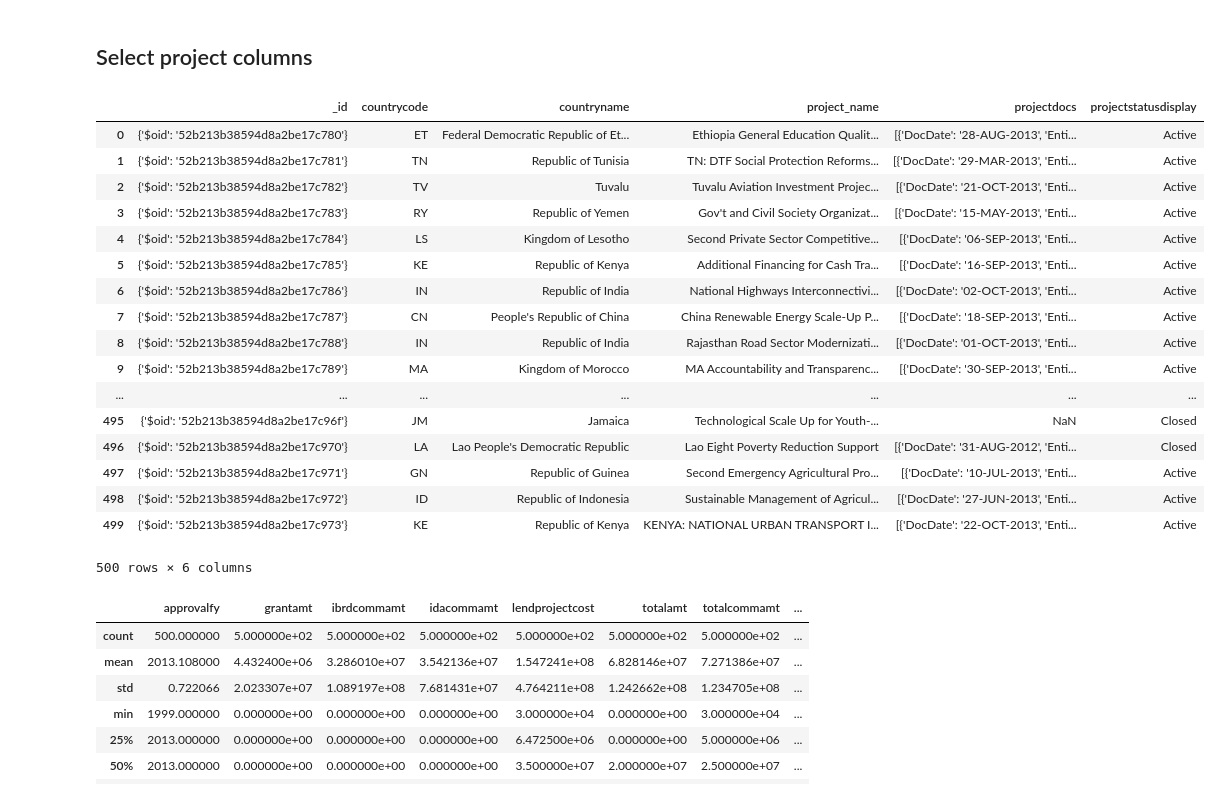
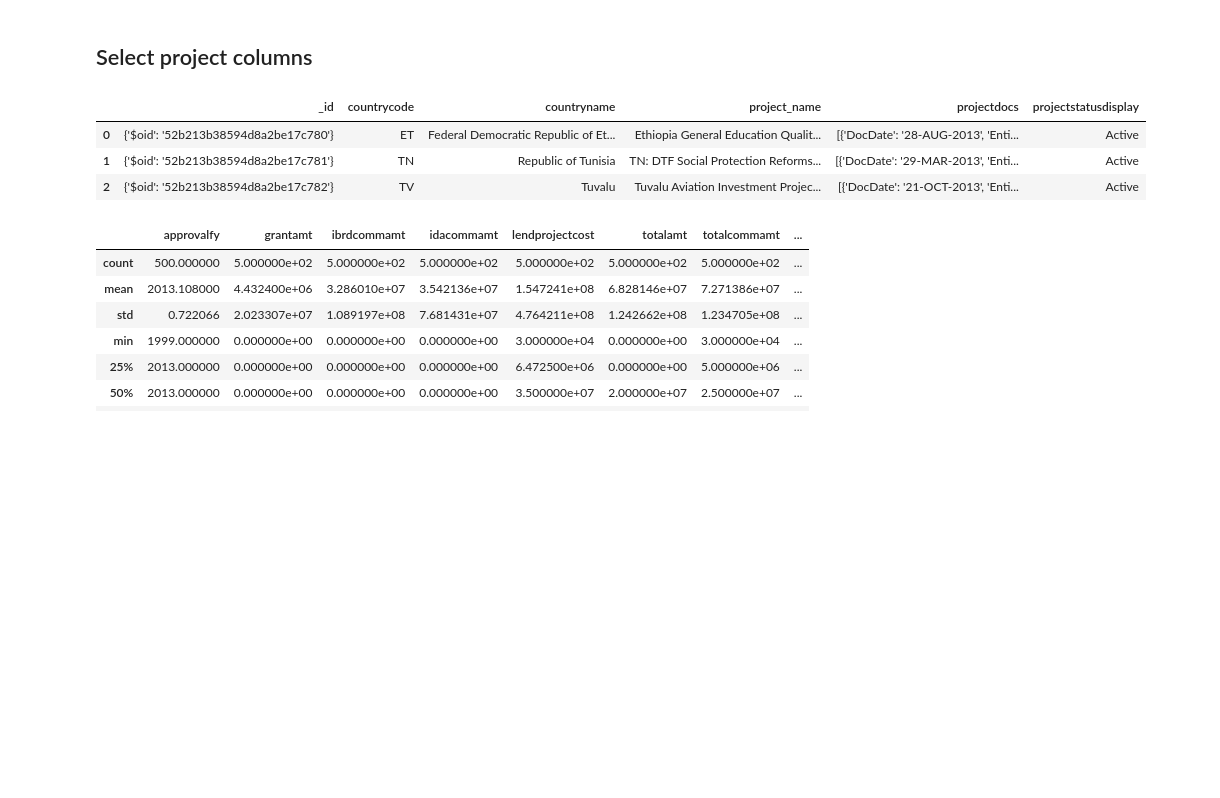
Before and after one commit to ChetanaYogeesh-zz/Springboard, a Jupyter notebook: data_wrangling_json/world_bank_projects_JSON_mini_project.ipynb, the cells around one changed output. Saved outputs shown, nothing was run; the diff lists cells and outputs as text; code cells hidden in the pictures; blank space fills up the shorter version.

```diff
--- a/data_wrangling_json/world_bank_projects_JSON_mini_project.ipynb
+++ b/data_wrangling_json/world_bank_projects_JSON_mini_project.ipynb
@@ -180,26 +146,12 @@ c = c.drop(['ibrdcommamt', 'idacommamt','totalamt','totalcommamt'], axis=1)
 # %% [markdown]
 ## Select project columns
 # %%
-sample_json_df.loc[:,['_id','countrycode','countryname','project_name','projectdocs','projectstatusdisplay']]
+sample_json_df.loc[:,['_id','countrycode','countryname','project_name','projectdocs','projectstatusdisplay']].head(3)
 # %% [output]
 |  | _id | countrycode | countryname | project_name | projectdocs | projectstatusdisplay |
 | 0 | {'$oid': '52b213b38594d8a2be17c780'} | ET | Federal Democratic Republic of Et... | Ethiopia General Education Qualit... | [{'DocDate': '28-AUG-2013', 'Enti... | Active |
 | 1 | {'$oid': '52b213b38594d8a2be17c781'} | TN | Republic of Tunisia | TN: DTF Social Protection Reforms... | [{'DocDate': '29-MAR-2013', 'Enti... | Active |
 | 2 | {'$oid': '52b213b38594d8a2be17c782'} | TV | Tuvalu | Tuvalu Aviation Investment Projec... | [{'DocDate': '21-OCT-2013', 'Enti... | Active |
-| 3 | {'$oid': '52b213b38594d8a2be17c783'} | RY | Republic of Yemen | Gov't and Civil Society Organizat... | [{'DocDate': '15-MAY-2013', 'Enti... | Active |
-| 4 | {'$oid': '52b213b38594d8a2be17c784'} | LS | Kingdom of Lesotho | Second Private Sector Competitive... | [{'DocDate': '06-SEP-2013', 'Enti... | Active |
-| 5 | {'$oid': '52b213b38594d8a2be17c785'} | KE | Republic of Kenya | Additional Financing for Cash Tra... | [{'DocDate': '16-SEP-2013', 'Enti... | Active |
-| 6 | {'$oid': '52b213b38594d8a2be17c786'} | IN | Republic of India | National Highways Interconnectivi... | [{'DocDate': '02-OCT-2013', 'Enti... | Active |
-| 7 | {'$oid': '52b213b38594d8a2be17c787'} | CN | People's Republic of China | China Renewable Energy Scale-Up P... | [{'DocDate': '18-SEP-2013', 'Enti... | Active |
-| 8 | {'$oid': '52b213b38594d8a2be17c788'} | IN | Republic of India | Rajasthan Road Sector Modernizati... | [{'DocDate': '01-OCT-2013', 'Enti... | Active |
-| 9 | {'$oid': '52b213b38594d8a2be17c789'} | MA | Kingdom of Morocco | MA Accountability and Transparenc... | [{'DocDate': '30-SEP-2013', 'Enti... | Active |
-| ... | ... | ... | ... | ... | ... | ... |
-| 495 | {'$oid': '52b213b38594d8a2be17c96f'} | JM | Jamaica | Technological Scale Up for Youth-... | NaN | Closed |
-| 496 | {'$oid': '52b213b38594d8a2be17c970'} | LA | Lao People's Democratic Republic | Lao Eight Poverty Reduction Support | [{'DocDate': '31-AUG-2012', 'Enti... | Closed |
-| 497 | {'$oid': '52b213b38594d8a2be17c971'} | GN | Republic of Guinea | Second Emergency Agricultural Pro... | [{'DocDate': '10-JUL-2013', 'Enti... | Active |
-| 498 | {'$oid': '52b213b38594d8a2be17c972'} | ID | Republic of Indonesia | Sustainable Management of Agricul... | [{'DocDate': '27-JUN-2013', 'Enti... | Active |
-| 499 | {'$oid': '52b213b38594d8a2be17c973'} | KE | Republic of Kenya | KENYA: NATIONAL URBAN TRANSPORT I... | [{'DocDate': '22-OCT-2013', 'Enti... | Active |
-500 rows × 6 columns
 # %%
 sample_json_df.describe()
 # %% [output]
```
Also changed, not shown: parts of 7 cells of this notebook, 1 other file.
